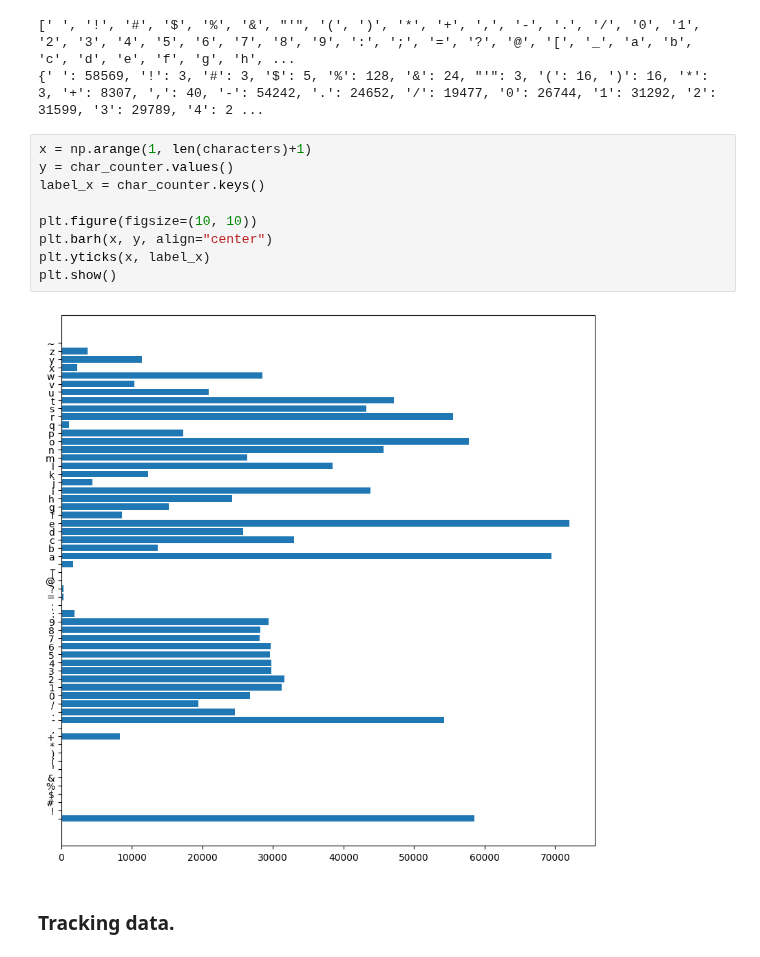
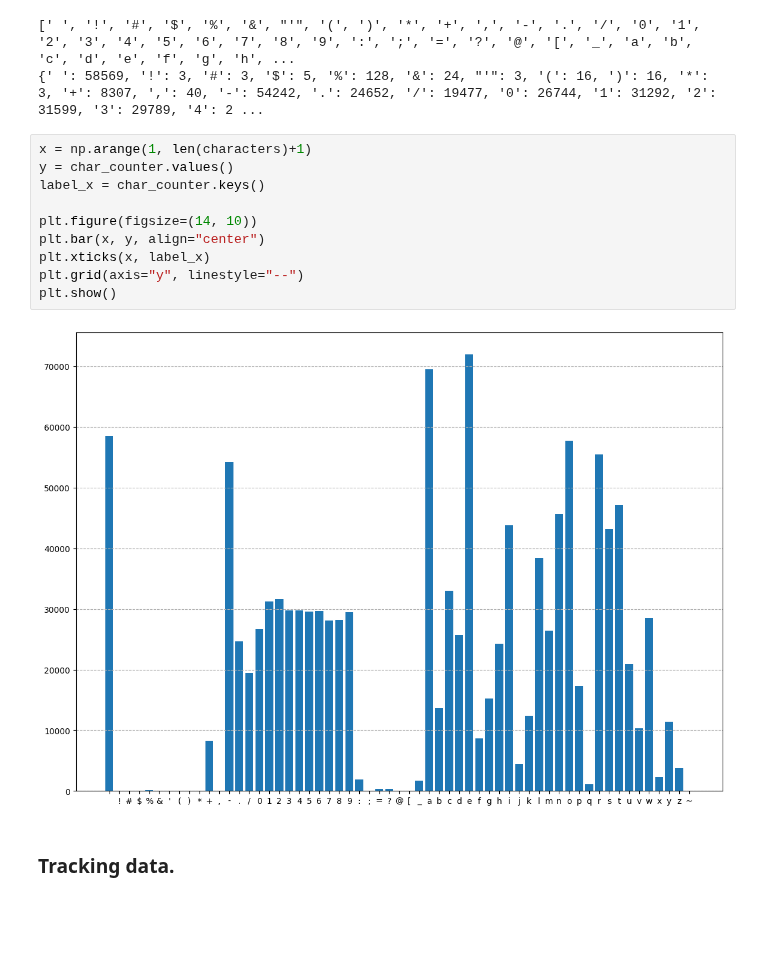
Before and after one commit to takayama-rado/trado_samples, a Jupyter notebook: colab_files/gafs_create_dataset.ipynb, the cells around one changed output. Drawn from its saved outputs; the diff is of its cells as text; blank space fills up the shorter version.

```diff
--- a/colab_files/gafs_create_dataset.ipynb
+++ b/colab_files/gafs_create_dataset.ipynb
@@ -136,14 +136,15 @@ print(char_counter)
 # %%
 x = np.arange(1, len(characters)+1)
 y = char_counter.values()
 label_x = char_counter.keys()
 
-plt.figure(figsize=(10, 10))
-plt.barh(x, y, align="center")
-plt.yticks(x, label_x)
+plt.figure(figsize=(14, 10))
+plt.bar(x, y, align="center")
+plt.xticks(x, label_x)
+plt.grid(axis="y", linestyle="--")
 plt.show()
 # %% [output]
-[figure, old version]
+[figure, new version]
 # %% [markdown]
 ### Tracking data.
 # %%
```
Also changed, not shown: parts of 2 cells of this notebook.
